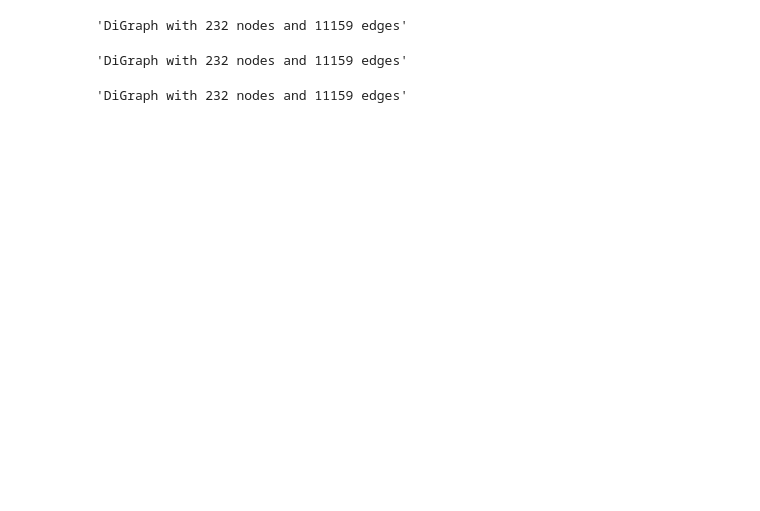
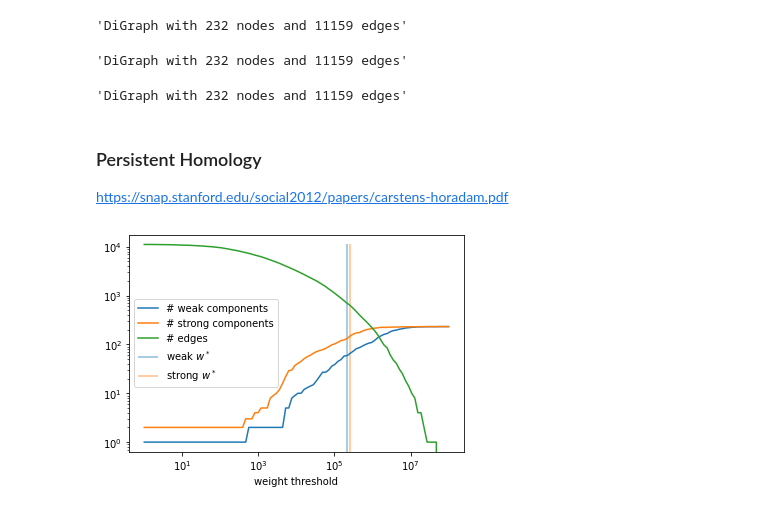
Before and after one commit to maxstollmayer/Complex-Network-Analysis-Project, a Jupyter notebook: data_preparation.ipynb, the cells around one changed output. Cells and saved outputs as stored; diff of their text form; code cells hidden in the pictures; blank space fills up the shorter version.

Commit message:
add persistent homology and community detection

```diff
--- a/data_preparation.ipynb
+++ b/data_preparation.ipynb
@@ -116,3 +141,30 @@ layout_tot.write(node_file_path="migration_total_nodes.csv", edge_file_path="mig
 layout_1990.write(node_file_path="migration_1990_nodes.csv", edge_file_path="migration_1990_edges.csv")
 layout_2015.write(node_file_path="migration_2015_nodes.csv", edge_file_path="migration_2015_edges.csv")
 layout_2015_comm.write(node_file_path="migration_2015_comm_nodes.csv", edge_file_path="migration_2015_comm_edges.csv")
+# %% [markdown]
+### Persistent Homology
+https://snap.stanford.edu/social2012/papers/carstens-horadam.pdf
+# %%
+filtration = []
+thresholds = np.logspace(0, 8, 100)
+for threshold in thresholds:
+    filter_edge = lambda n1, n2: G_tot[n1][n2].get("weight") >= threshold
+    view = nx.subgraph_view(G_tot, filter_edge=filter_edge).copy()
+    filtration.append(view)
+
+betti_0_weak = [nx.number_weakly_connected_components(G) for G in filtration]
+betti_0_strong = [nx.number_strongly_connected_components(G) for G in filtration]
+w_weak = thresholds[np.argmin(betti_0_weak[::-1])]
+w_strong = thresholds[np.argmin(betti_0_strong[::-1])]
+n_edges = [G.number_of_edges() for G in filtration]
+# %%
+plt.loglog(thresholds, betti_0_weak, label="# weak components")
+plt.loglog(thresholds, betti_0_strong, label="# strong components")
+plt.loglog(thresholds, n_edges, label="# edges")
+plt.vlines(w_weak, 0, n_edges[0], color="C0", alpha=0.5, label=r"weak $w^*$")
+plt.vlines(w_strong, 0, n_edges[0], color="C1", alpha=0.5, label=r"strong $w^*$")
+plt.xlabel("weight threshold")
+plt.legend()
+plt.show()
+# %% [output]
+[figure, added]
```
Also changed, not shown: parts of 8 cells of this notebook.
